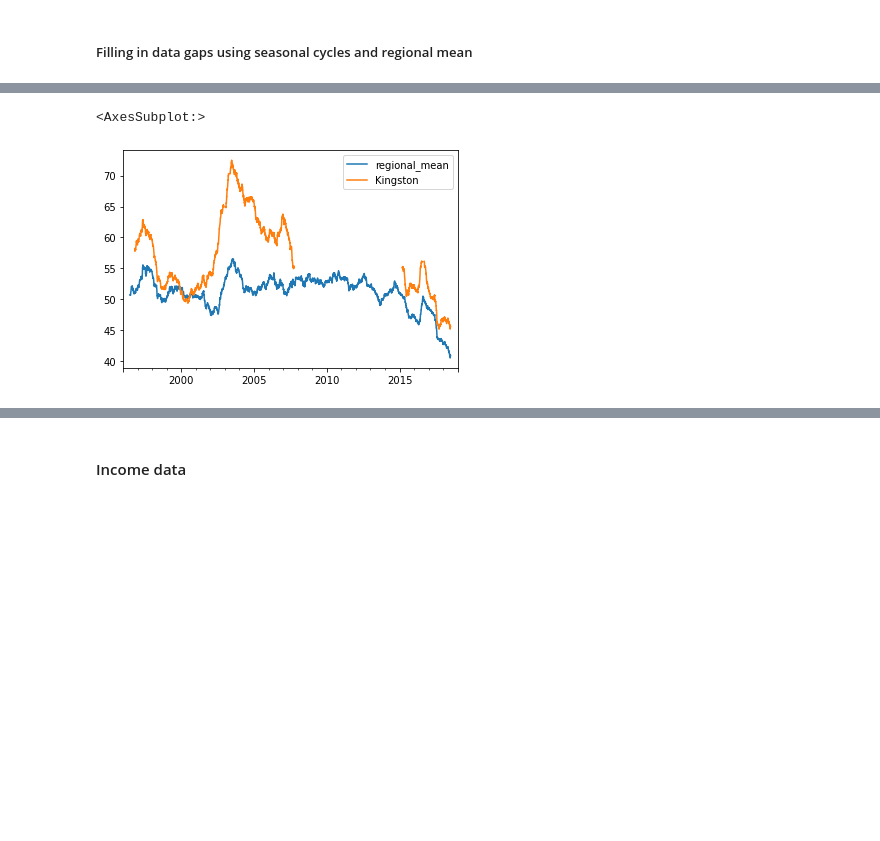
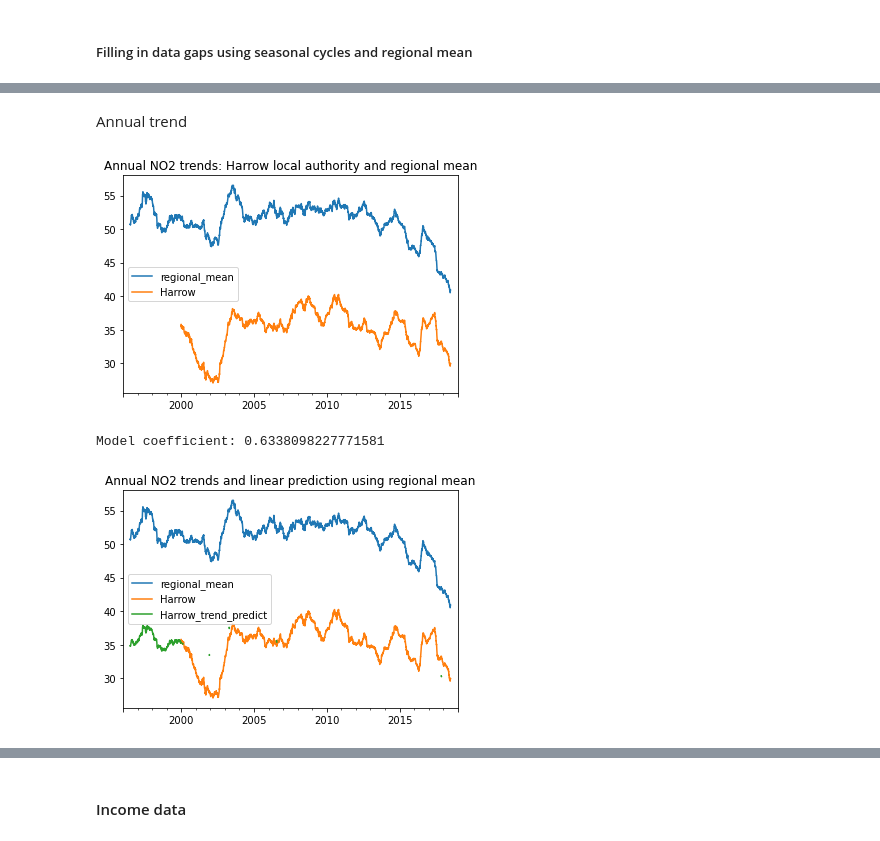
Before and after one commit to michellewl/AQmortality, a Jupyter notebook: mortality_model/borough_regression.ipynb, the cells around one changed output, grey strips where cells are left out. Cells and saved outputs as stored; diff of their text form; code cells hidden in the pictures; blank space fills up the shorter version.

```diff
--- a/mortality_model/borough_regression.ipynb
+++ b/mortality_model/borough_regression.ipynb
@@ -183,12 +125,26 @@ plt.show()
 # %%
 from sklearn.linear_model import LinearRegression
+# %% [markdown]
+Annual trend
 # %%
-local_authority = "Kingston"
-
 df = pd.concat([decomp_dict["regional_mean"].trend, decomp_dict[local_authority].trend], axis=1)
 df.columns = ["regional_mean", local_authority]
+df.plot()
+plt.title(f"Annual NO2 trends: {local_authority} local authority and regional mean")
+plt.show()
+x = df.dropna()["regional_mean"].values.reshape(-1,1)
+y = df.dropna()[local_authority].values
+model = LinearRegression().fit(x, y)
+print("Model coefficient:", model.coef_[0])
+x_predict = df.loc[df[local_authority].isna()].dropna(subset="regional_mean")["regional_mean"].values.reshape(-1,1)
+y_predict = model.predict(x_predict)
+trend_df = pd.DataFrame(y_predict, index=df.loc[df[local_authority].isna()].dropna(subset="regional_mean").index,
+                         columns=[f"{local_authority}_trend_predict"])
+df = pd.concat([df, trend_df], axis=1)
+df.plot()
+plt.title("Annual NO2 trends and linear prediction using regional mean")
+plt.show()
+# %% [output]
+[figure, added]
+Model coefficient: 0.6338098227771581
+[figure, added]
-# %%
-df.plot()
-# %% [output]
-<AxesSubplot:>
-[figure, removed]
```
Also changed, not shown: parts of 28 cells of this notebook.
